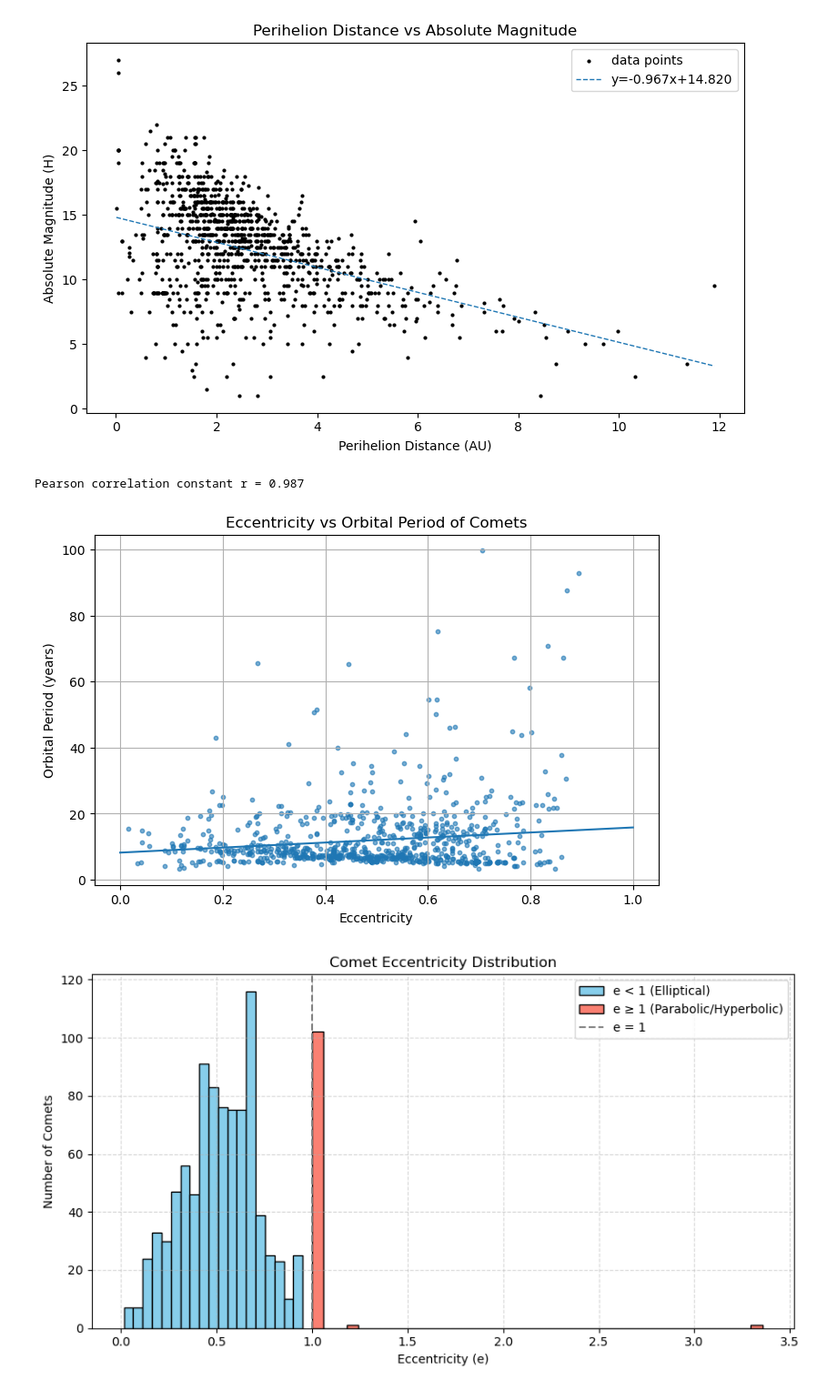
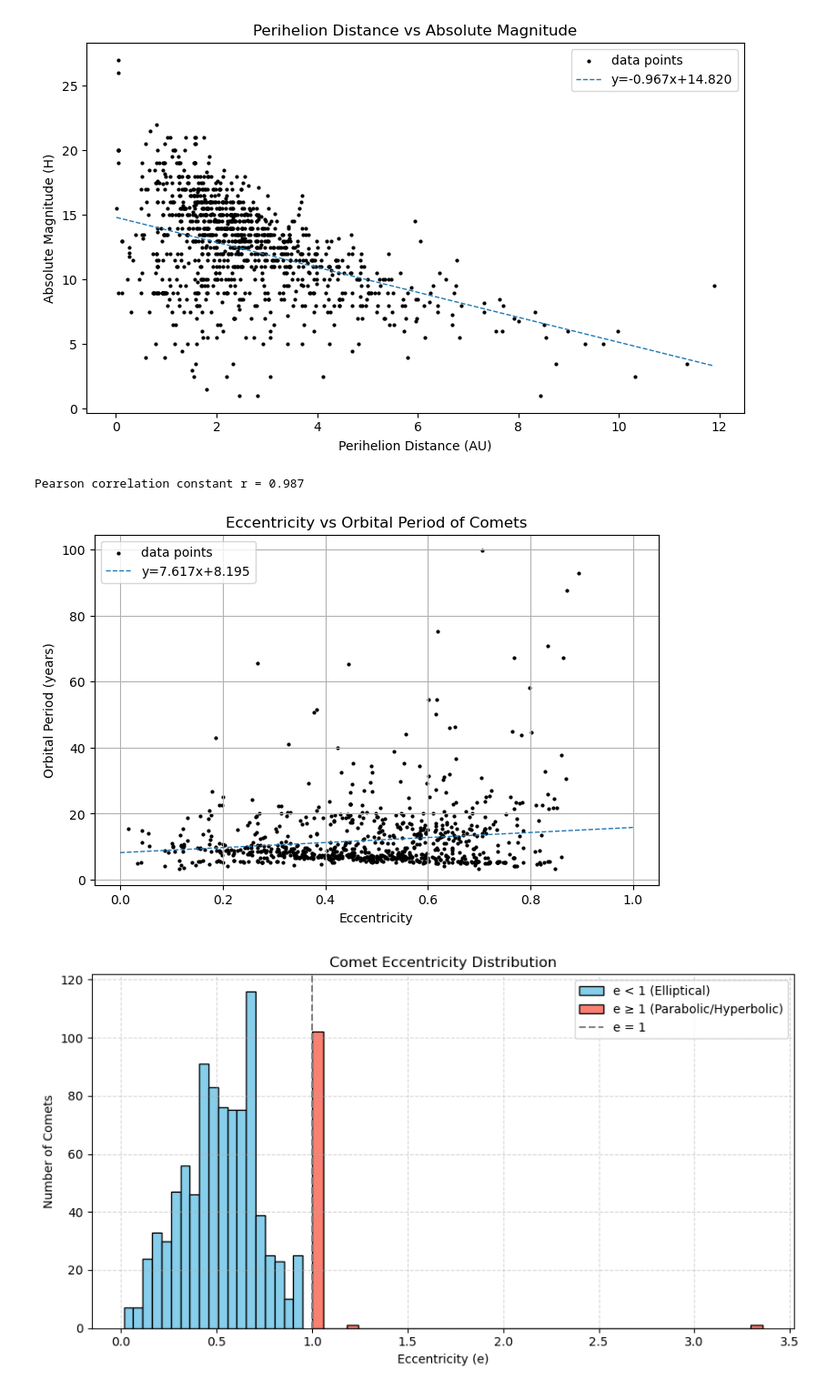
Before and after one commit to PF0705/Astronomy-Data-Analysis, a Jupyter notebook: notebooks/Comets.ipynb, the cells around one changed output. Shown: that part at 91% size. Saved outputs shown, nothing was run; the diff lists cells and outputs as text; code cells hidden in the pictures.

```diff
--- a/notebooks/Comets.ipynb
+++ b/notebooks/Comets.ipynb
@@ -134,6 +133,7 @@ Pearson correlation constant r = -0.415
 # %%
 import pandas as pd
 import numpy as np
+import matplotlib.pyplot as plt
 
 col_positions = [(0, 4),    # Periodic comet number
                  (4, 5),    # Orbit type (C, P, D)
@@ -166,36 +166,37 @@ column_names = ['Comet_Number', 'Orbit_Type', 'Provisional_Designation',
 df = pd.read_fwf('CometEls.txt', colspecs=col_positions, names=column_names, skipinitialspace=True, header=None)
 
 df_clean = df[df['Eccentricity'].notna() & (df['Eccentricity'] < 1.0)]
 
 q = df_clean['Perihelion_Distance_AU']
 e = df_clean['Eccentricity']
 a = q / (1 - e)
 P = a ** 1.5
 
 mask = (e <= 0.9) & (P <= 100)
 df_filtered = df_clean[mask].copy()
 
 df_filtered['Semi_major_axis_AU'] = a[mask]
 df_filtered['Period_years'] = P[mask]
 
 r = df_filtered['Semi_major_axis_AU'].corr(df_filtered['Period_years'])
 print(f'Pearson correlation constant r = {r:.3f}')
 
 coeffs = np.polyfit(df_filtered['Eccentricity'].astype(float), df_filtered['Period_years'], 1)
 
 x = np.linspace(0, 1, 100)
 
 plt.figure(figsize=(8,5))
-plt.scatter(df_filtered['Eccentricity'].astype(float), df_filtered['Period_years'], s=10, alpha=0.6)
-plt.plot(x, coeffs[0] * x + coeffs[1])
+plt.scatter(df_filtered['Eccentricity'].astype(float), df_filtered['Period_years'], s=2 ** 2, color='k', label='data points')
+plt.plot(x, coeffs[0] * x + coeffs[1], linestyle='--', linewidth=1, label=f'y={coeffs[0]:.3f}x+{coeffs[1]:.3f}')
 plt.xlabel('Eccentricity')
 plt.ylabel('Orbital Period (years)')
+plt.legend()
 plt.title('Eccentricity vs Orbital Period of Comets')
 plt.grid(True)
 plt.show()
 # %% [output]
 Pearson correlation constant r = 0.987
-[figure, old version]
+[figure, new version]
 # %%
 import pandas as pd
 import numpy as np
```
Also changed, not shown: parts of 1 cell of this notebook.
